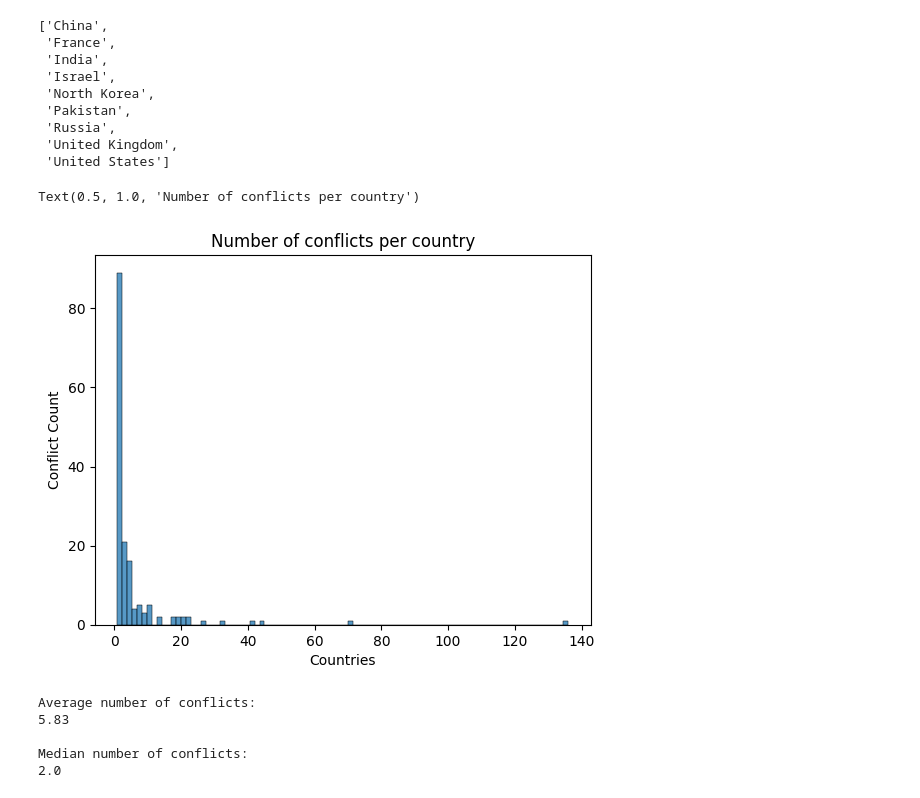
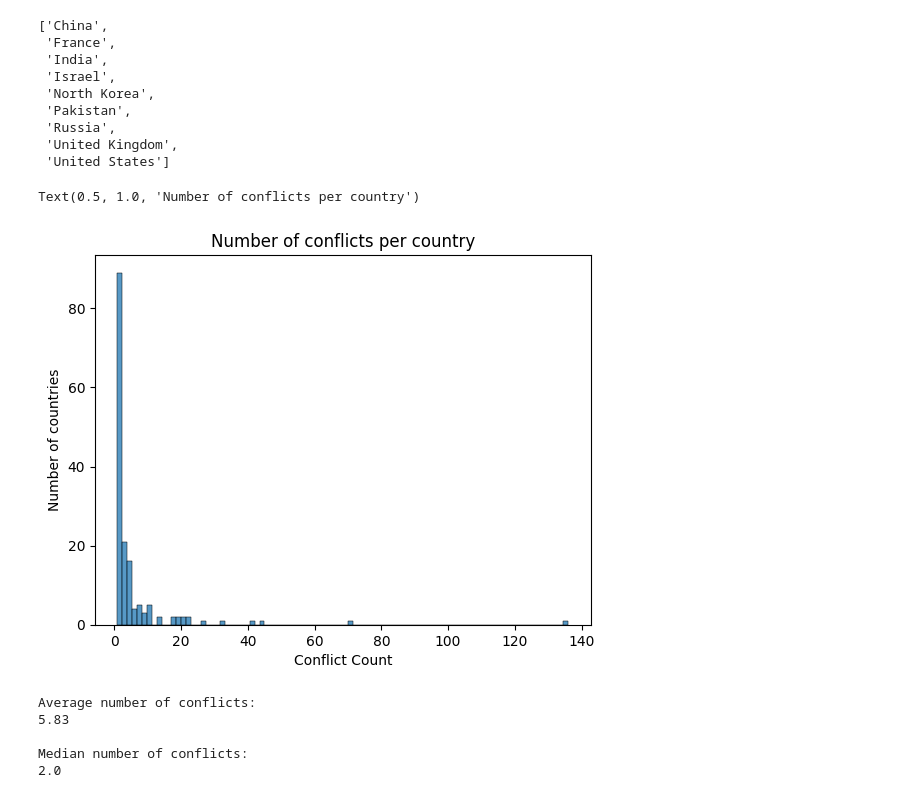
Before and after one commit to DennisRPaiva/ProjetoDatasets, a Jupyter notebook: nuclear_states_study.ipynb, the cells around one changed output. Cells and saved outputs as stored; diff of their text form; code cells hidden in the pictures.

```diff
--- a/nuclear_states_study.ipynb
+++ b/nuclear_states_study.ipynb
@@ -194,12 +198,12 @@ Name: Country, Length: 159, dtype: int64
  'United States']
 # %%
 sns.histplot(data=violence_country_series, stat='count')
-plt.ylabel('Conflict Count')
-plt.xlabel('Countries')
+plt.ylabel('Number of countries')
+plt.xlabel('Conflict Count')
 plt.title('Number of conflicts per country')
 # %% [output]
 Text(0.5, 1.0, 'Number of conflicts per country')
-[figure, old version]
+[figure, new version]
 # %%
 avg_conflict = round(violence_country_series.mean(), 2)
 median_conflict = round(violence_country_series.median(), 2)
```
Also changed, not shown: parts of 5 cells of this notebook.
